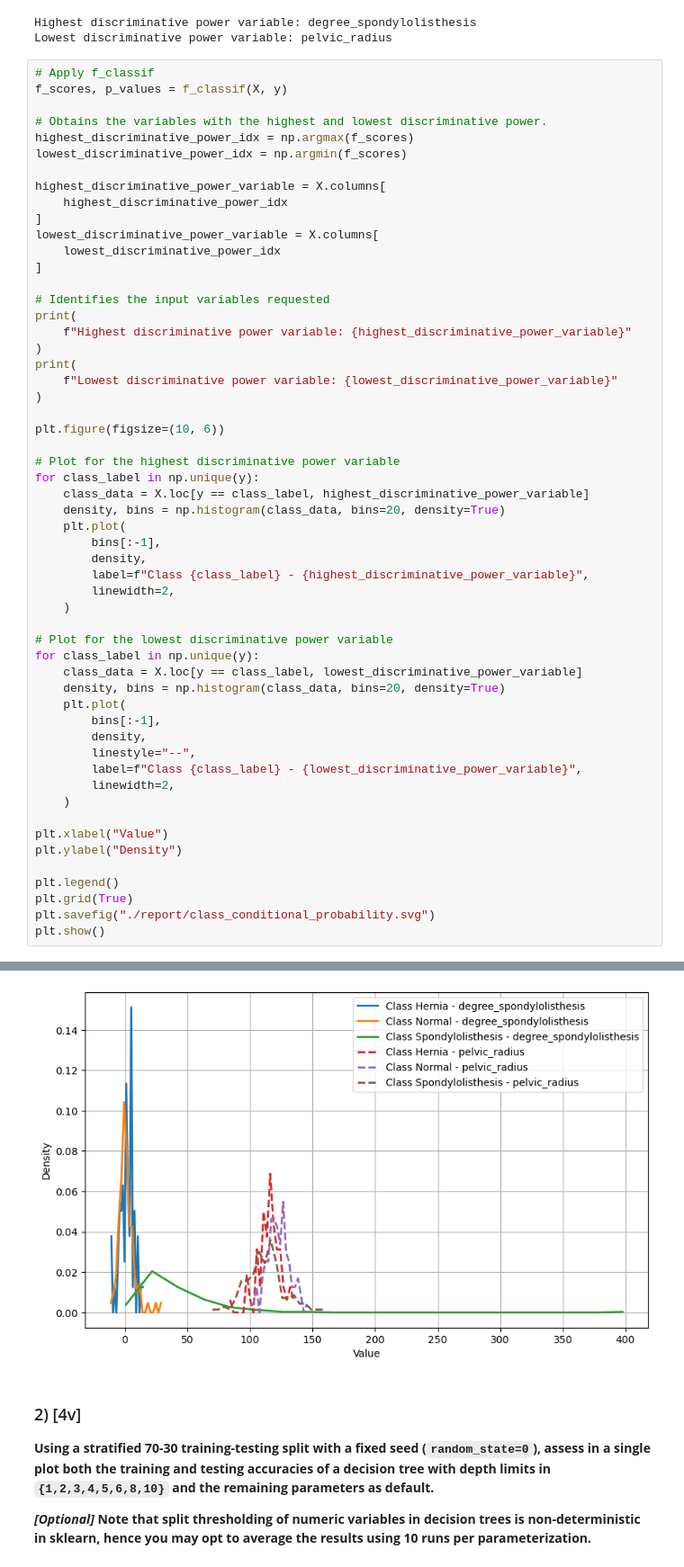
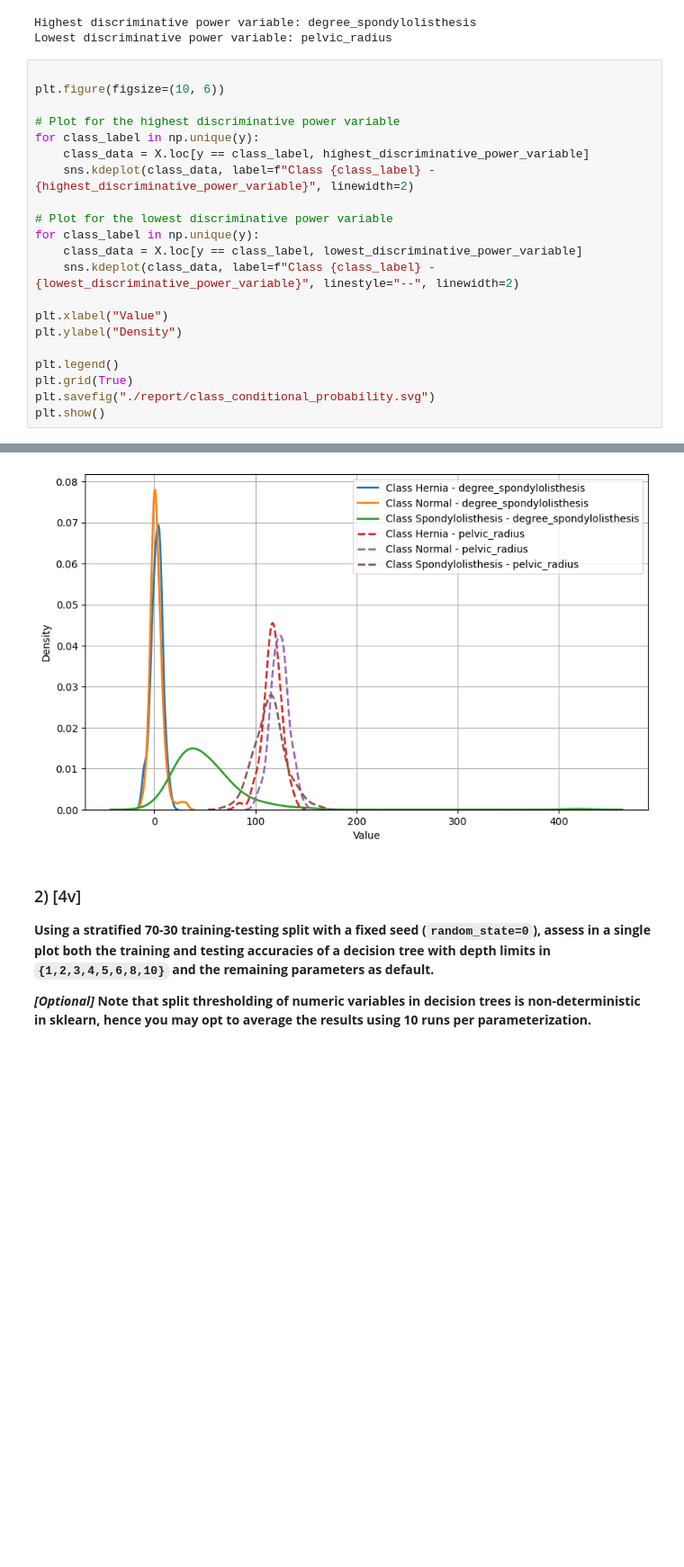
Before and after one commit to gocho1307/Homeworks-ML, a Jupyter notebook: hw1/hw1.ipynb, the cells around one changed output, grey strips where cells are left out. Shown: that part at 90% size. Drawn from its saved outputs; the diff is of its cells as text; blank space fills up the shorter version.

Commit message:
Added solution for I.1 and smoothed II.1 graph

```diff
--- a/hw1/hw1.ipynb
+++ b/hw1/hw1.ipynb
@@ -108,52 +109,18 @@ print(
 Highest discriminative power variable: degree_spondylolisthesis
 Lowest discriminative power variable: pelvic_radius
 # %%
-# Apply f_classif
-f_scores, p_values = f_classif(X, y)
-
-# Obtains the variables with the highest and lowest discriminative power.
-highest_discriminative_power_idx = np.argmax(f_scores)
-lowest_discriminative_power_idx = np.argmin(f_scores)
-
-highest_discriminative_power_variable = X.columns[
-    highest_discriminative_power_idx
-]
-lowest_discriminative_power_variable = X.columns[
-    lowest_discriminative_power_idx
-]
-
-# Identifies the input variables requested
-print(
-    f"Highest discriminative power variable: {highest_discriminative_power_variable}"
-)
-print(
-    f"Lowest discriminative power variable: {lowest_discriminative_power_variable}"
-)
 
 plt.figure(figsize=(10, 6))
 
 # Plot for the highest discriminative power variable
 for class_label in np.unique(y):
     class_data = X.loc[y == class_label, highest_discriminative_power_variable]
-    density, bins = np.histogram(class_data, bins=20, density=True)
-    plt.plot(
-        bins[:-1],
-        density,
-        label=f"Class {class_label} - {highest_discriminative_power_variable}",
-        linewidth=2,
-    )
+    sns.kdeplot(class_data, label=f"Class {class_label} - {highest_discriminative_power_variable}", linewidth=2)
 
 # Plot for the lowest discriminative power variable
 for class_label in np.unique(y):
     class_data = X.loc[y == class_label, lowest_discriminative_power_variable]
-    density, bins = np.histogram(class_data, bins=20, density=True)
-    plt.plot(
-        bins[:-1],
-        density,
-        linestyle="--",
-        label=f"Class {class_label} - {lowest_discriminative_power_variable}",
-        linewidth=2,
-    )
+    sns.kdeplot(class_data, label=f"Class {class_label} - {lowest_discriminative_power_variable}", linestyle="--", linewidth=2)
 
 plt.xlabel("Value")
 plt.ylabel("Density")
@@ -168,4 +133,4 @@ Lowest discriminative power variable: pelvic_radius
-[figure, old version]
+[figure, new version]
 # %% [markdown]
 ### 2) [4v]
 
```
Also changed, not shown: parts of 2 cells of this notebook, 3 other files.
